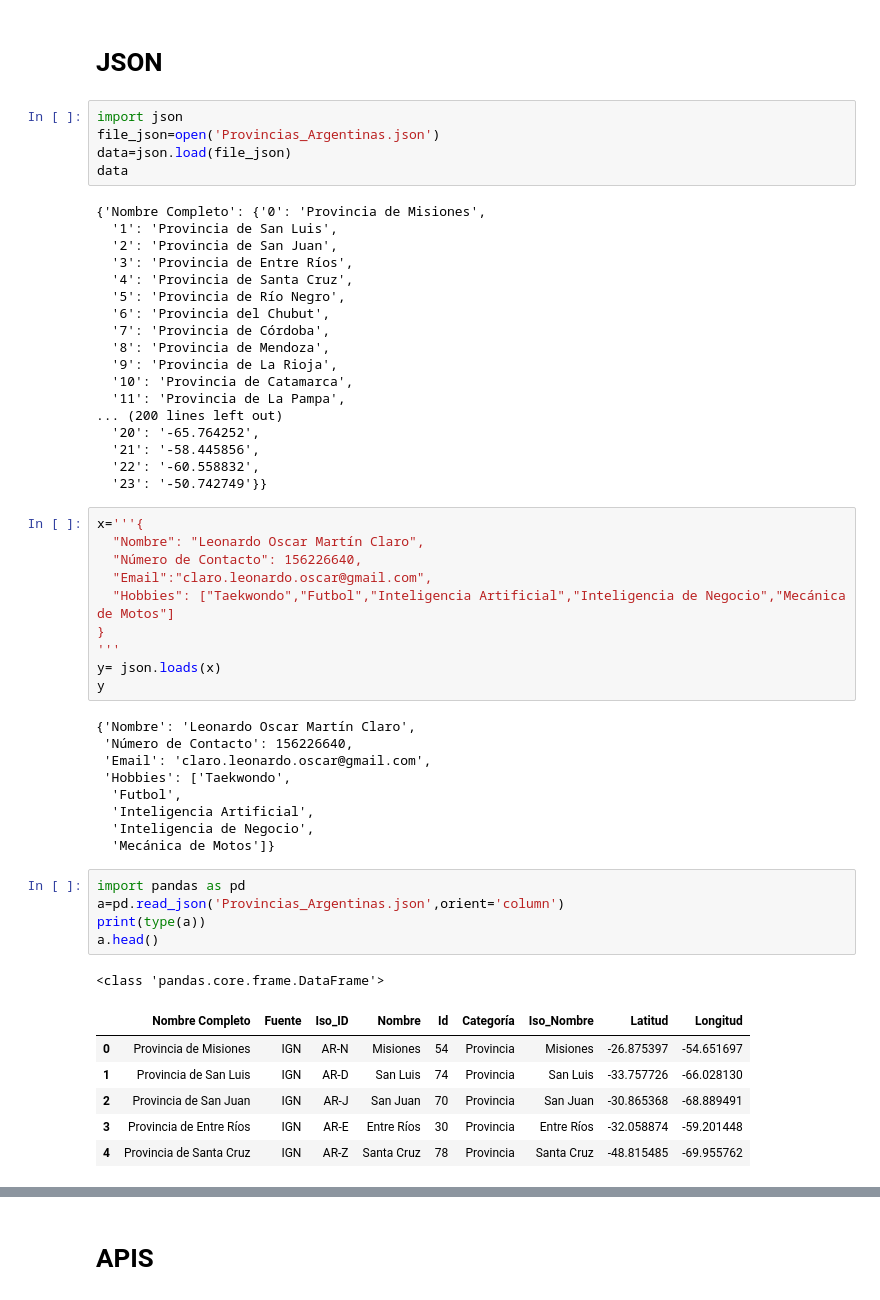
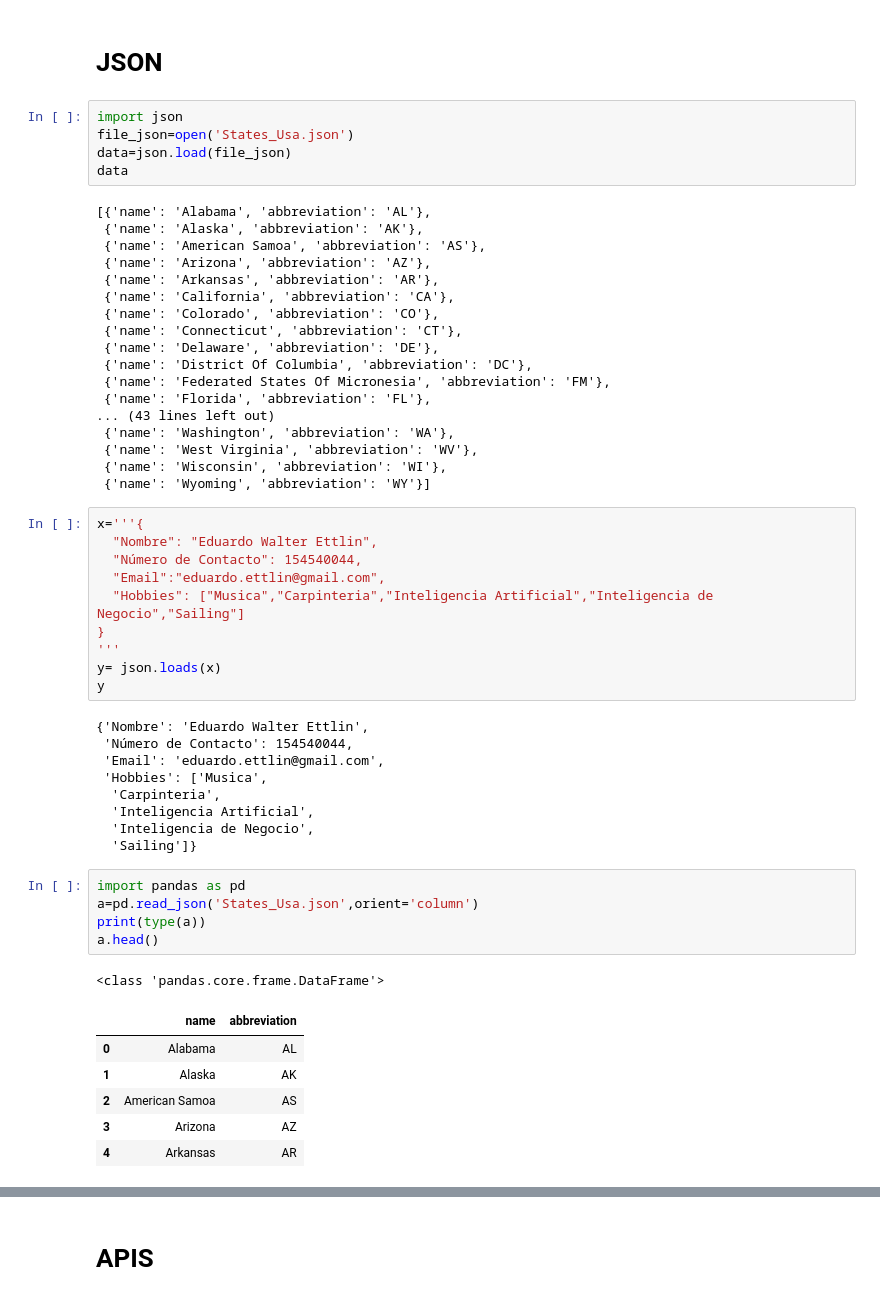
Before and after one commit to EWECORP/DScience_41870, a Jupyter notebook: Desafio_APIS_Ettlin_Eduardo.ipynb, the cells around one changed output, grey strips where cells are left out. Drawn from its saved outputs; the diff is of its cells as text.

```diff
--- a/Desafio_APIS_Ettlin_Eduardo.ipynb
+++ b/Desafio_APIS_Ettlin_Eduardo.ipynb
@@ -31,56 +34,56 @@ Drive already mounted at /content/gdrive; to attempt to forcibly remount, call d
 # JSON
 # %%
 import json
-file_json=open('Provincias_Argentinas.json')
+file_json=open('States_Usa.json')
 data=json.load(file_json)
 data
 # %% [output]
-{'Nombre Completo': {'0': 'Provincia de Misiones',
-  '1': 'Provincia de San Luis',
-  '2': 'Provincia de San Juan',
-  '3': 'Provincia de Entre Ríos',
-  '4': 'Provincia de Santa Cruz',
-  '5': 'Provincia de Río Negro',
-  '6': 'Provincia del Chubut',
-  '7': 'Provincia de Córdoba',
-  '8': 'Provincia de Mendoza',
-  '9': 'Provincia de La Rioja',
-  '10': 'Provincia de Catamarca',
-  '11': 'Provincia de La Pampa',
-... (200 lines left out)
-  '20': '-65.764252',
-  '21': '-58.445856',
-  '22': '-60.558832',
-  '23': '-50.742749'}}
+[{'name': 'Alabama', 'abbreviation': 'AL'},
+ {'name': 'Alaska', 'abbreviation': 'AK'},
+ {'name': 'American Samoa', 'abbreviation': 'AS'},
+ {'name': 'Arizona', 'abbreviation': 'AZ'},
+ {'name': 'Arkansas', 'abbreviation': 'AR'},
+ {'name': 'California', 'abbreviation': 'CA'},
+ {'name': 'Colorado', 'abbreviation': 'CO'},
+ {'name': 'Connecticut', 'abbreviation': 'CT'},
+ {'name': 'Delaware', 'abbreviation': 'DE'},
+ {'name': 'District Of Columbia', 'abbreviation': 'DC'},
+ {'name': 'Federated States Of Micronesia', 'abbreviation': 'FM'},
+ {'name': 'Florida', 'abbreviation': 'FL'},
+... (43 lines left out)
+ {'name': 'Washington', 'abbreviation': 'WA'},
+ {'name': 'West Virginia', 'abbreviation': 'WV'},
+ {'name': 'Wisconsin', 'abbreviation': 'WI'},
+ {'name': 'Wyoming', 'abbreviation': 'WY'}]
 # %%
 x='''{
-  "Nombre": "Leonardo Oscar Martín Claro",
-  "Número de Contacto": 156226640,
-  "Email":"claro.leonardo.oscar@gmail.com",
-  "Hobbies": ["Taekwondo","Futbol","Inteligencia Artificial","Inteligencia de Negocio","Mecánica de Motos"]
+  "Nombre": "Eduardo Walter Ettlin",
+  "Número de Contacto": 154540044,
+  "Email":"eduardo.ettlin@gmail.com",
+  "Hobbies": ["Musica","Carpinteria","Inteligencia Artificial","Inteligencia de Negocio","Sailing"]
 }
 '''
 y= json.loads(x)
 y
 # %% [output]
-{'Nombre': 'Leonardo Oscar Martín Claro',
- 'Número de Contacto': 156226640,
- 'Email': 'claro.leonardo.oscar@gmail.com',
- 'Hobbies': ['Taekwondo',
-  'Futbol',
+{'Nombre': 'Eduardo Walter Ettlin',
+ 'Número de Contacto': 154540044,
+ 'Email': 'eduardo.ettlin@gmail.com',
+ 'Hobbies': ['Musica',
+  'Carpinteria',
   'Inteligencia Artificial',
   'Inteligencia de Negocio',
-  'Mecánica de Motos']}
+  'Sailing']}
 # %%
 import pandas as pd
-a=pd.read_json('Provincias_Argentinas.json',orient='column')
+a=pd.read_json('States_Usa.json',orient='column')
 print(type(a))
 a.head()
 # %% [output]
 <class 'pandas.core.frame.DataFrame'>
-|  | Nombre Completo | Fuente | Iso_ID | Nombre | Id | Categoría | Iso_Nombre | Latitud | Longitud |
-| 0 | Provincia de Misiones | IGN | AR-N | Misiones | 54 | Provincia | Misiones | -26.875397 | -54.651697 |
-| 1 | Provincia de San Luis | IGN | AR-D | San Luis | 74 | Provincia | San Luis | -33.757726 | -66.028130 |
-| 2 | Provincia de San Juan | IGN | AR-J | San Juan | 70 | Provincia | San Juan | -30.865368 | -68.889491 |
-| 3 | Provincia de Entre Ríos | IGN | AR-E | Entre Ríos | 30 | Provincia | Entre Ríos | -32.058874 | -59.201448 |
-| 4 | Provincia de Santa Cruz | IGN | AR-Z | Santa Cruz | 78 | Provincia | Santa Cruz | -48.815485 | -69.955762 |
+|  | name | abbreviation |
+| 0 | Alabama | AL |
+| 1 | Alaska | AK |
+| 2 | American Samoa | AS |
+| 3 | Arizona | AZ |
+| 4 | Arkansas | AR |
```
Also changed, not shown: parts of 32 cells of this notebook.
